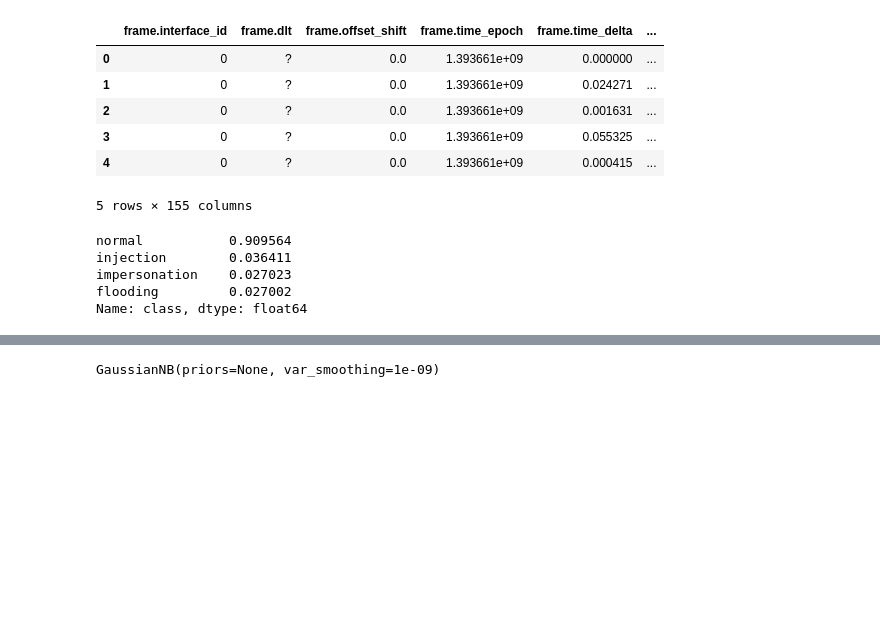
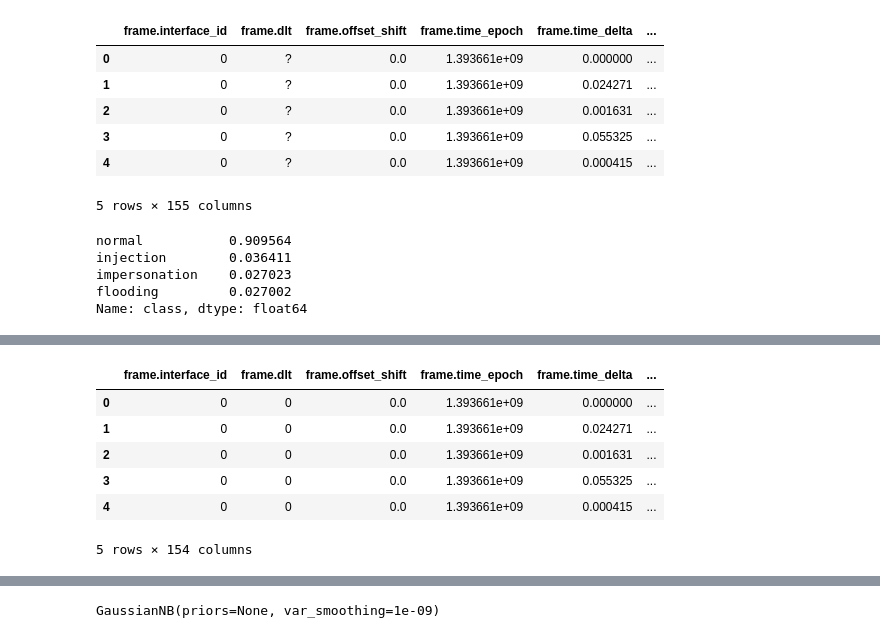
Before and after one commit to shibha20/Intrusion-Detection-in-Wireless-Network, a Jupyter notebook: src/awid.ipynb, the cells around one changed output, grey strips where cells are left out. Saved outputs shown, nothing was run; the diff lists cells and outputs as text; code cells hidden in the pictures; blank space fills up the shorter version.

```diff
--- a/src/awid.ipynb
+++ b/src/awid.ipynb
@@ -18,2 +10,6 @@ feat=feat.T
+# %%
+f = open('../../data/features.csv', 'r')
+feat = f.read().splitlines()
+f.close()
 # %%
 feat
@@ -48,6 +16,6 @@ feat
 # %%
 # import a training set
-awid = pd.read_csv("../data/AWID-CLS-R-Trn.csv", header=None, names=feat,low_memory=False)
+awid = pd.read_csv("../../data/AWID-CLS-R-Trn.csv", header=None, names=feat,low_memory=False)
 
 # see the number of rows/columns
 awid.shape
@@ -75,0 +64,37 @@ Name: class, dtype: float64
+# %%
+#awid=awid.drop(['wlan_mgt.ssid'], axis=1)
+
+sel_columns=['radiotap.present.reserved','wlan.fc.type_subtype','wlan.fc.ds','wlan_mgt.fixed.capabilities.cfpoll.ap','wlan_mgt.fixed.timestamp',\
+            'wlan_mgt.tim.bmapctl.offset','wlan_mgt.rsn.capabilities.ptksa_replay_counter','wlan_mgt.rsn.capabilities.gtksa_replay_counter',\
+            'wlan.wep.iv','wlan.wep.icv', 'wlan.qos.ack','wlan.qos.ack','wlan.bar.type','wlan.bar.compressed.tidinfo','wlan_mgt.fixed.listen_ival',\
+            'wlan_mgt.fixed.status_code','wlan_mgt.fixed.aid','wlan_mgt.fixed.reason_code','wlan_mgt.fixed.auth_seq','wlan_mgt.fixed.htact',\
+            'wlan_mgt.fixed.chanwidth','wlan_mgt.country_info.environment','wlan.tkip.extiv','wlan.ccmp.extiv']
+remove_col_columns=['wlan.sa','wlan.da','wlan.ra','wlan.ta','wlan.bssid','wlan.ba.bm','wlan_mgt.fixed.current_ap']
+
+awid = awid.apply(lambda x: x.replace("?","0x00") if x.name in sel_columns else x)
+awid = awid.apply(lambda x: x.astype(str) if x.name in sel_columns else x)
+awid = awid.apply(lambda x: x.apply(int, base=16) if x.name in sel_columns else x)
+
+awid = awid.apply(lambda x: x.map(lambda x: x.replace(':','')) if x.name in remove_col_columns else x)
+awid = awid.apply(lambda x: x.replace("?","0x00") if x.name in remove_col_columns else x)
+awid = awid.apply(lambda x: x.astype(str) if x.name in remove_col_columns else x)
+awid = awid.apply(lambda x: x.apply(int, base=16) if x.name in remove_col_columns else x)
+
+awid=awid.drop(['wlan_mgt.ssid'], axis=1)
+# %%
+# replace the ? marks with 0 not with None
+awid.replace({"?": 0}, inplace=True)
+
+# transform all columns into numerical dtypes
+for col in awid.columns:
+    awid[col] = pd.to_numeric(awid[col], errors='ignore')
+# %%
+awid.head()
+# %% [output]
+|  | frame.interface_id | frame.dlt | frame.offset_shift | frame.time_epoch | frame.time_delta | ... |
+| 0 | 0 | 0 | 0.0 | 1.393661e+09 | 0.000000 | ... |
+| 1 | 0 | 0 | 0.0 | 1.393661e+09 | 0.024271 | ... |
+| 2 | 0 | 0 | 0.0 | 1.393661e+09 | 0.001631 | ... |
+| 3 | 0 | 0 | 0.0 | 1.393661e+09 | 0.055325 | ... |
+| 4 | 0 | 0 | 0.0 | 1.393661e+09 | 0.000415 | ... |
+5 rows × 154 columns
```
Also changed, not shown: parts of 50 cells of this notebook, 4 other files.
